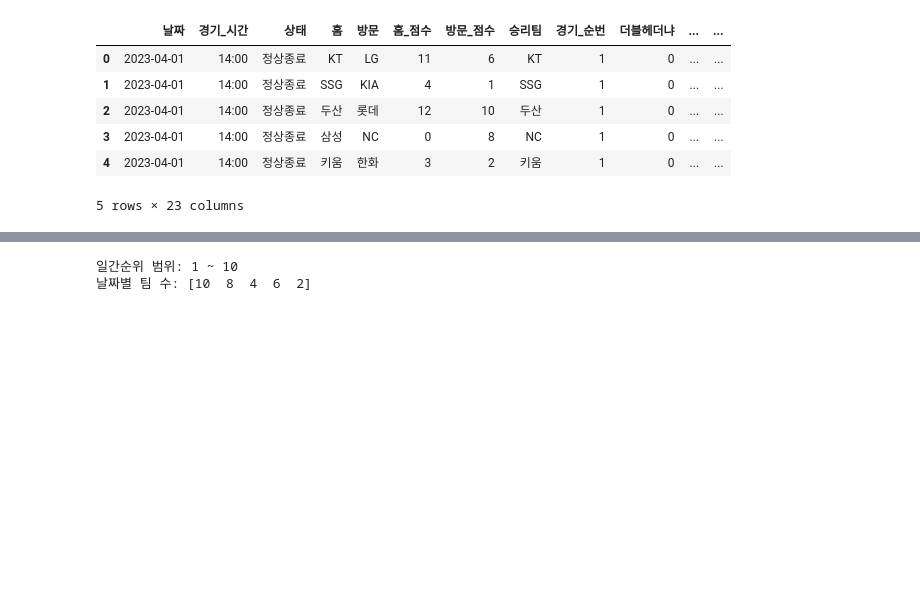
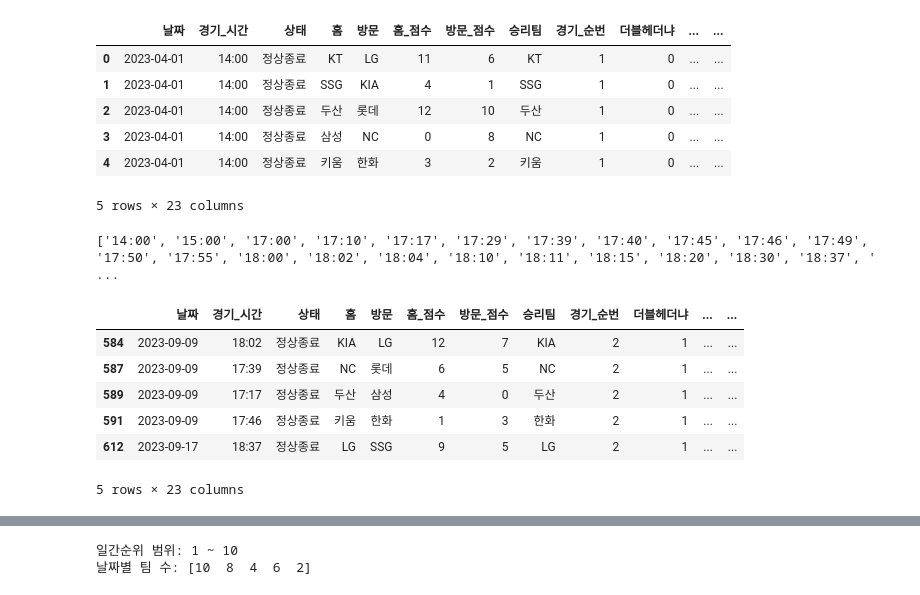
Before and after one commit to YNARU0818/KBO-2023-2025-Attendance-Analysis, a Jupyter notebook: KBO_KIA2.ipynb, the cells around one changed output, grey strips where cells are left out. Cells and saved outputs as stored; diff of their text form; code cells hidden in the pictures; blank space fills up the shorter version.

```diff
--- a/KBO_KIA2.ipynb
+++ b/KBO_KIA2.ipynb
@@ -61,3 +61,21 @@ df.head()
 | 3 | 2023-04-01 | 14:00 | 정상종료 | 삼성 | NC | 0 | 8 | NC | 1 | 0 | ... | ... |
 | 4 | 2023-04-01 | 14:00 | 정상종료 | 키움 | 한화 | 3 | 2 | 키움 | 1 | 0 | ... | ... |
 5 rows × 23 columns
+# %%
+# '경기_시간' 컬럼의 고유값 추출 및 정렬
+unique_times = sorted(df['경기_시간'].unique())
+print(unique_times)
+# %% [output]
+['14:00', '15:00', '17:00', '17:10', '17:17', '17:29', '17:39', '17:40', '17:45', '17:46', '17:49', '17:50', '17:55', '18:00', '18:02', '18:04', '18:10', '18:11', '18:15', '18:20', '18:30', '18:37', ' ...
+# %%
+# '더블헤더냐' 컬럼이 1인 행들만 필터링
+doubleheaders = df[df['더블헤더냐'] == 1]
+doubleheaders.head()
+# %% [output]
+|  | 날짜 | 경기_시간 | 상태 | 홈 | 방문 | 홈_점수 | 방문_점수 | 승리팀 | 경기_순번 | 더블헤더냐 | ... | ... |
+| 584 | 2023-09-09 | 18:02 | 정상종료 | KIA | LG | 12 | 7 | KIA | 2 | 1 | ... | ... |
+| 587 | 2023-09-09 | 17:39 | 정상종료 | NC | 롯데 | 6 | 5 | NC | 2 | 1 | ... | ... |
+| 589 | 2023-09-09 | 17:17 | 정상종료 | 두산 | 삼성 | 4 | 0 | 두산 | 2 | 1 | ... | ... |
+| 591 | 2023-09-09 | 17:46 | 정상종료 | 키움 | 한화 | 1 | 3 | 한화 | 2 | 1 | ... | ... |
+| 612 | 2023-09-17 | 18:37 | 정상종료 | LG | SSG | 9 | 5 | LG | 2 | 1 | ... | ... |
+5 rows × 23 columns
```
Also changed, not shown: parts of 6 cells of this notebook, 1 other file.
